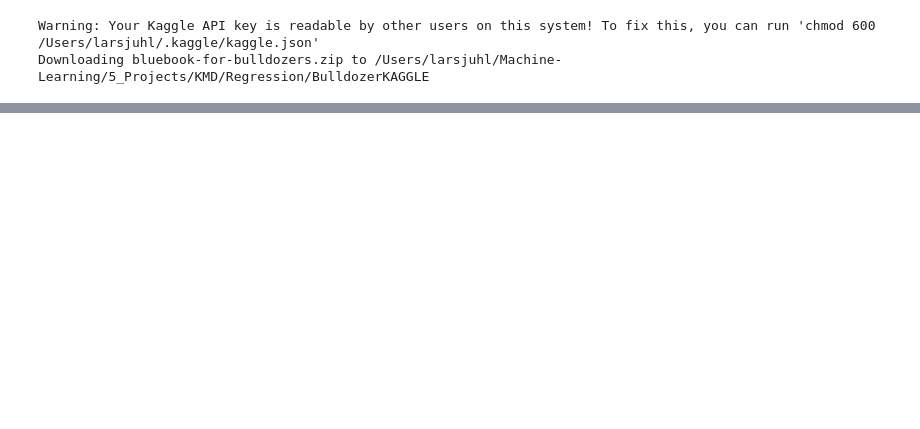
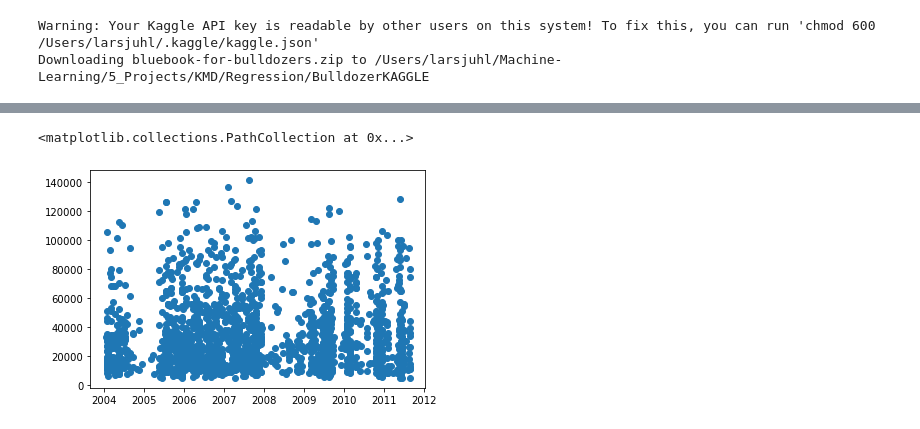
Before and after one commit to larsuldall/ML, a Jupyter notebook: KAGGLE_Bulldozer.ipynb, the cells around one changed output, grey strips where cells are left out. Drawn from its saved outputs; the diff is of its cells as text; code cells hidden in the pictures; blank space fills up the shorter version.

```diff
--- a/KAGGLE_Bulldozer.ipynb
+++ b/KAGGLE_Bulldozer.ipynb
@@ -14,0 +17,3 @@ KAGGLE_Bulldozer.ipynb data
+# %%
+dataPathTrain = "/Users/larsjuhl/Machine-Learning/5_Projects/data/bluebook-for-bulldozers/TrainAndValid.csv"
+dataPathTest = "/Users/larsjuhl/Machine-Learning/5_Projects/data/bluebook-for-bulldozers/Test.csv"
@@ -14,0 +22,3 @@ KAGGLE_Bulldozer.ipynb data
+# %%
+dfTrain = pd.read_csv(dataPathTrain, low_memory=False, parse_dates = ["saledate"])
+dfTest = pd.read_csv(dataPathTest, low_memory=False, parse_dates = ["saledate"])
@@ -14,0 +67,6 @@ KAGGLE_Bulldozer.ipynb data
+# %%
+fig, ax = plt.subplots()
+ax.scatter(dfTrain.saledate[:2000], dfTrain.SalePrice[:2000])
+# %% [output]
+<matplotlib.collections.PathCollection at 0x...>
+[figure, added]
```
Also changed, not shown: parts of 69 cells of this notebook, 2 other files.
